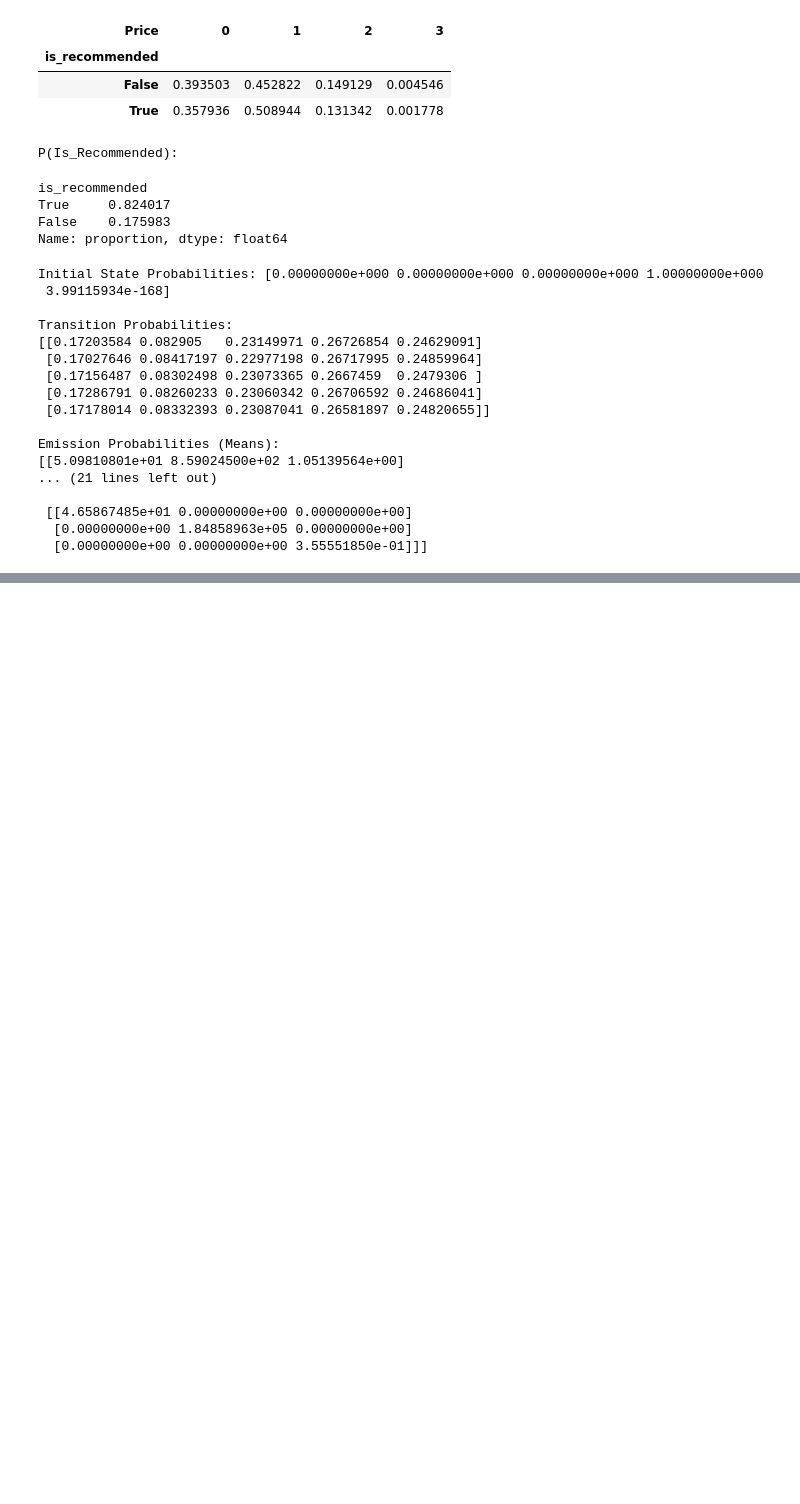
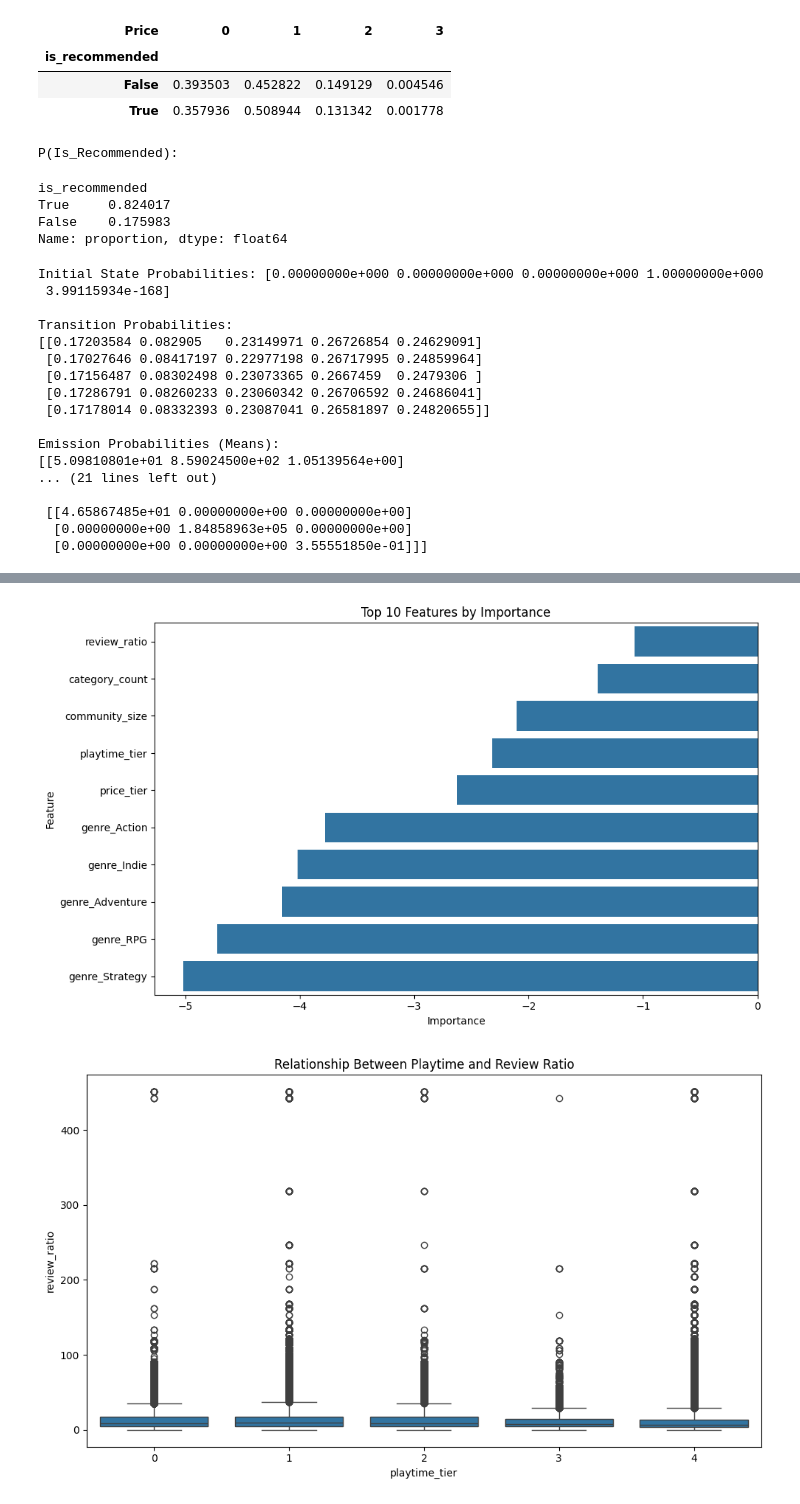
Before and after one commit to derricknguyen12/cse150a_project, a Jupyter notebook: proj.ipynb, the cells around one changed output, grey strips where cells are left out. Saved outputs shown, nothing was run; the diff lists cells and outputs as text; code cells hidden in the pictures; blank space fills up the shorter version.

```diff
--- a/proj.ipynb
+++ b/proj.ipynb
@@ -5,7 +5,7 @@ import seaborn as sns
 from collections import Counter
 # %%
 games = pd.read_parquet("hf://datasets/FronkonGames/steam-games-dataset/data/train-00000-of-00001-e2ed184370a06932.parquet")
-recommendations = pd.read_csv("/Users/amelialei/Downloads/recommendations.csv")
+recommendations = pd.read_csv("/Users/derricknguyen69/Downloads/recommendations.csv")
 # %%
 games.head(5)
 # %% [output]
@@ -643,0 +677,10 @@ Emission Probabilities (Means):
+# %%
+def classify_sentiment(row):
+    if row['Positive'] > row['Negative']:
+        return 'Positive'
+    elif row['Positive'] < row['Negative']:
+        return 'Negative'
+    else:
+        return 'Neutral'
+
+merged_df['Sentiment'] = merged_df.apply(classify_sentiment, axis=1)
@@ -643,0 +707,2 @@ Emission Probabilities (Means):
+# %%
+merged_df.dropna(inplace=True)
@@ -643,0 +882,33 @@ Emission Probabilities (Means):
+# %%
+# Visualize feature importance
+feature_importance = pd.DataFrame({
+    'Feature': features,
+    'Importance': np.mean(nb_model.feature_log_prob_, axis=0)
+})
+
+feature_importance = feature_importance.sort_values('Importance', ascending=False)
+
+plt.figure(figsize=(10, 6))
+sns.barplot(x='Importance', y='Feature', data=feature_importance.head(10))
+plt.title('Top 10 Features by Importance')
+plt.tight_layout()
+plt.show()
+
+# Analyze impact of playtime on recommendations
+plt.figure(figsize=(10, 6))
+sns.boxplot(x='playtime_tier', y='review_ratio', data=processed_df)
+plt.title('Relationship Between Playtime and Review Ratio')
+plt.tight_layout()
+plt.show()
+
+# Generate confusion matrix
+cm = confusion_matrix(y_test, y_pred)
+plt.figure(figsize=(8, 6))
+sns.heatmap(cm, annot=True, fmt='d', cmap='Blues')
+plt.title('Confusion Matrix')
+plt.ylabel('Actual')
+plt.xlabel('Predicted')
+plt.show()
+# %% [output]
+[figure, added]
+[figure, added]
```
Also changed, not shown: parts of 12 cells of this notebook, 2 other files.
